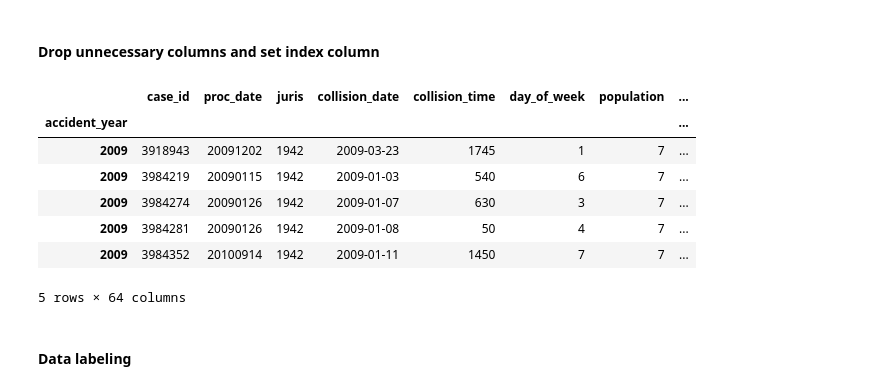
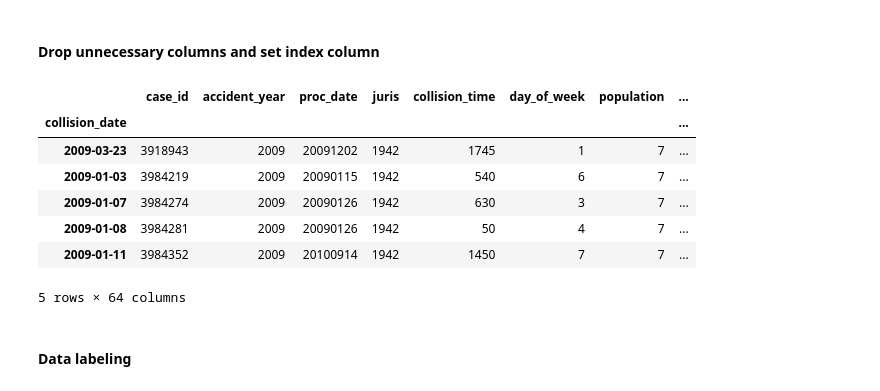
Before and after one commit to chenliny-zz/LA_Collision_Analysis, a Jupyter notebook: collision_exploratory_analysis_la.ipynb, the cells around one changed output. Cells and saved outputs as stored; diff of their text form; code cells hidden in the pictures.

Commit message:
collision trend

```diff
--- a/collision_exploratory_analysis_la.ipynb
+++ b/collision_exploratory_analysis_la.ipynb
@@ -18,3 +19,8 @@ plt.style.use('ggplot')
 # Get the data ready
 # %% [markdown]
 #### Load the dataset
+# %%
+file_path = '/home/jovyan/work/'
+file_name = 'collision_2009_2018'
+input_data = os.path.join(file_path, file_name+'.csv')
+input_data
@@ -21,5 +29,5 @@ plt.style.use('ggplot')
 # %%
-collision = pd.read_csv('collision_2009_2018.csv', parse_dates=(['COLLISION_DATE']))
+collision = pd.read_csv(input_data, parse_dates=(['COLLISION_DATE']))
 collision.head()
 # %% [output]
 |  | CASE_ID | ACCIDENT_YEAR | PROC_DATE | JURIS | COLLISION_DATE | COLLISION_TIME | OFFICER_ID | ... |
@@ -57,29 +65,29 @@ Index(['case_id', 'accident_year', 'proc_date', 'juris', 'collision_date',
 # %%
 to_drop = [
     'officer_id',
     'reporting_district',
     'chp_shift',
     'cnty_city_loc',
     'beat_type',
     'chp_beat_type',
     'city_division_lapd',
     'chp_beat_class',
     'beat_number',
     'caltrans_county',
     'caltrans_district'
 ]
 
 collision.drop(to_drop, axis=1, inplace=True)
-collision.set_index('accident_year', inplace=True)
+collision.set_index('collision_date', inplace=True)
 collision.head()
 # %% [output]
-|  | case_id | proc_date | juris | collision_date | collision_time | day_of_week | population | ... |
-| accident_year |  |  |  |  |  |  |  | ... |
-| 2009 | 3918943 | 20091202 | 1942 | 2009-03-23 | 1745 | 1 | 7 | ... |
-| 2009 | 3984219 | 20090115 | 1942 | 2009-01-03 | 540 | 6 | 7 | ... |
-| 2009 | 3984274 | 20090126 | 1942 | 2009-01-07 | 630 | 3 | 7 | ... |
-| 2009 | 3984281 | 20090126 | 1942 | 2009-01-08 | 50 | 4 | 7 | ... |
-| 2009 | 3984352 | 20100914 | 1942 | 2009-01-11 | 1450 | 7 | 7 | ... |
+|  | case_id | accident_year | proc_date | juris | collision_time | day_of_week | population | ... |
+| collision_date |  |  |  |  |  |  |  | ... |
+| 2009-03-23 | 3918943 | 2009 | 20091202 | 1942 | 1745 | 1 | 7 | ... |
+| 2009-01-03 | 3984219 | 2009 | 20090115 | 1942 | 540 | 6 | 7 | ... |
+| 2009-01-07 | 3984274 | 2009 | 20090126 | 1942 | 630 | 3 | 7 | ... |
+| 2009-01-08 | 3984281 | 2009 | 20090126 | 1942 | 50 | 4 | 7 | ... |
+| 2009-01-11 | 3984352 | 2009 | 20100914 | 1942 | 1450 | 7 | 7 | ... |
 5 rows × 64 columns
 # %% [markdown]
 #### Data labeling
```
Also changed, not shown: parts of 12 cells of this notebook.
